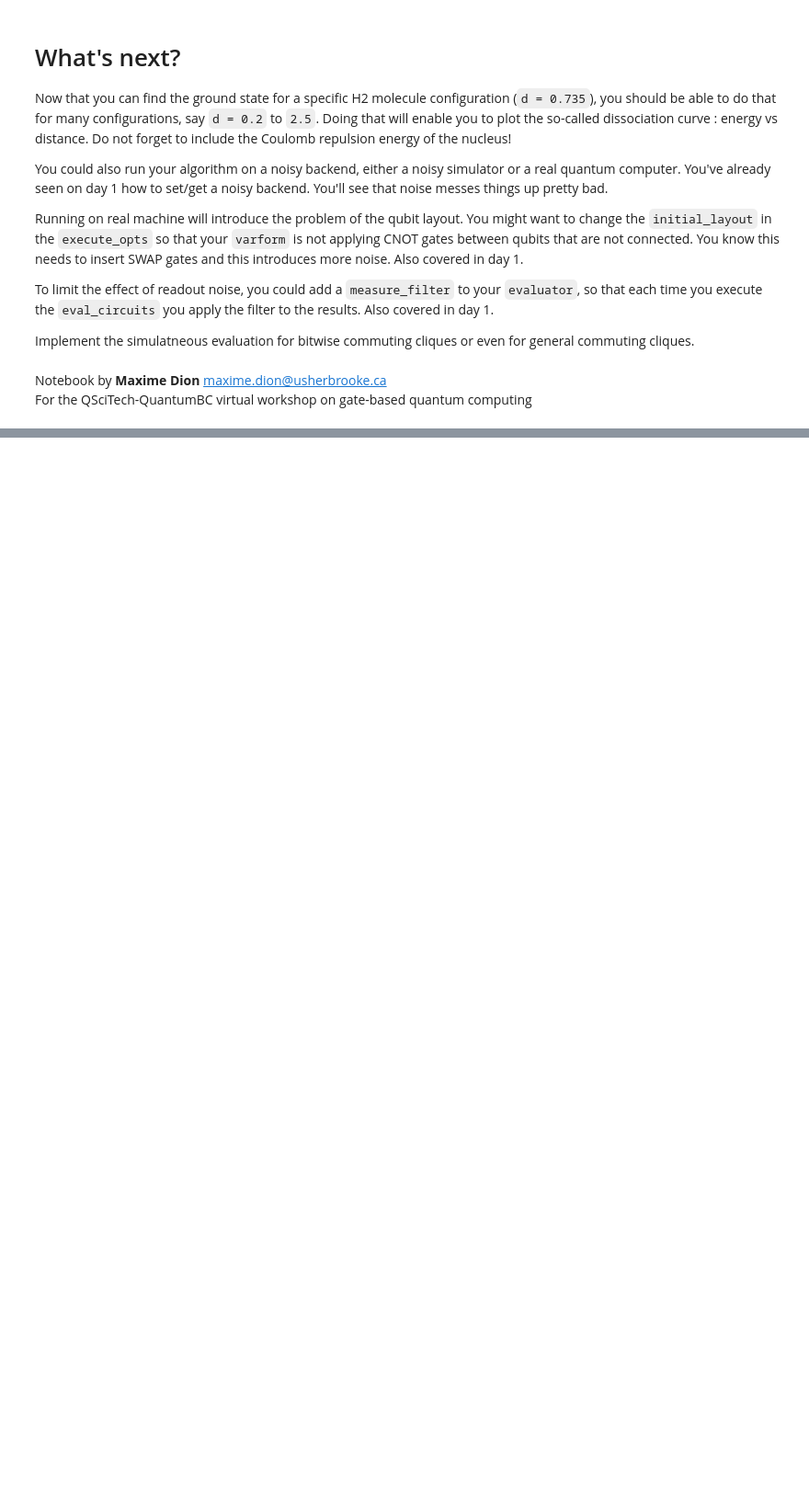
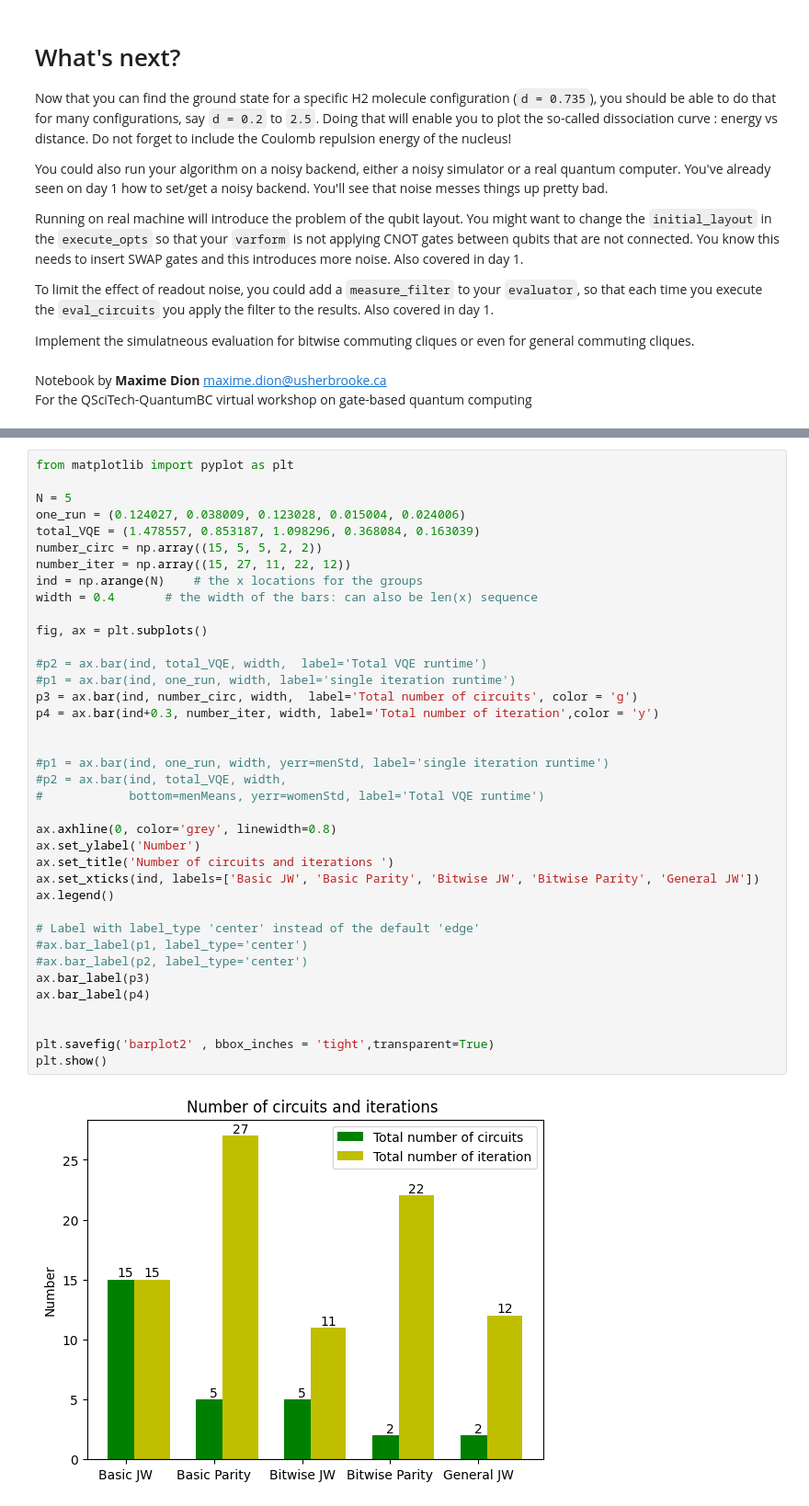
Before and after one commit to QSciTech-QuantumBC-Workshop/Group5, a Jupyter notebook: activity_vqe.ipynb, the cells around one changed output, grey strips where cells are left out. Shown at 92% size. Cells and saved outputs as stored; diff of their text form; blank space fills up the shorter version.

```diff
--- a/activity_vqe.ipynb
+++ b/activity_vqe.ipynb
@@ -686,0 +987,40 @@ For the QSciTech-QuantumBC virtual workshop on gate-based quantum computing
+# %%
+from matplotlib import pyplot as plt
+
+N = 5
+one_run = (0.124027, 0.038009, 0.123028, 0.015004, 0.024006)
+total_VQE = (1.478557, 0.853187, 1.098296, 0.368084, 0.163039)
+number_circ = np.array((15, 5, 5, 2, 2))
+number_iter = np.array((15, 27, 11, 22, 12))
+ind = np.arange(N)    # the x locations for the groups
+width = 0.4       # the width of the bars: can also be len(x) sequence
+
+fig, ax = plt.subplots()
+
+#p2 = ax.bar(ind, total_VQE, width,  label='Total VQE runtime')
+#p1 = ax.bar(ind, one_run, width, label='single iteration runtime')
+p3 = ax.bar(ind, number_circ, width,  label='Total number of circuits', color = 'g')
+p4 = ax.bar(ind+0.3, number_iter, width, label='Total number of iteration',color = 'y')
+
+
+#p1 = ax.bar(ind, one_run, width, yerr=menStd, label='single iteration runtime')
+#p2 = ax.bar(ind, total_VQE, width,
+#            bottom=menMeans, yerr=womenStd, label='Total VQE runtime')
+
+ax.axhline(0, color='grey', linewidth=0.8)
+ax.set_ylabel('Number')
+ax.set_title('Number of circuits and iterations ')
+ax.set_xticks(ind, labels=['Basic JW', 'Basic Parity', 'Bitwise JW', 'Bitwise Parity', 'General JW'])
+ax.legend()
+
+# Label with label_type 'center' instead of the default 'edge'
+#ax.bar_label(p1, label_type='center')
+#ax.bar_label(p2, label_type='center')
+ax.bar_label(p3)
+ax.bar_label(p4)
+
+
+plt.savefig('barplot2' , bbox_inches = 'tight',transparent=True)
+plt.show()
+# %% [output]
+[figure, added]
```
Also changed, not shown: parts of 29 cells of this notebook, 1 other file.
